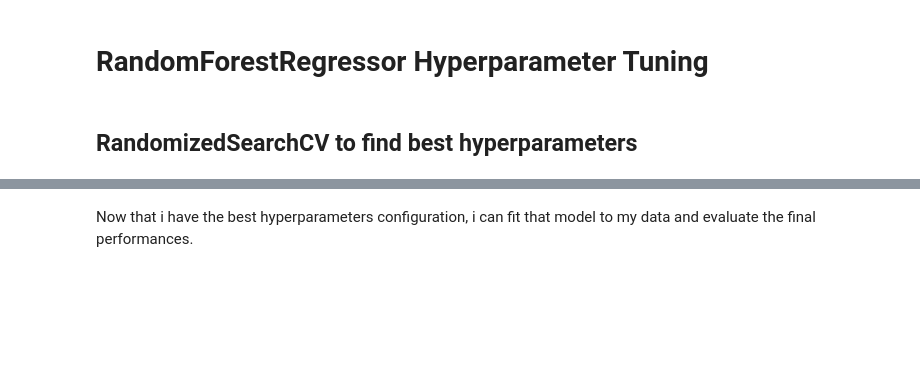
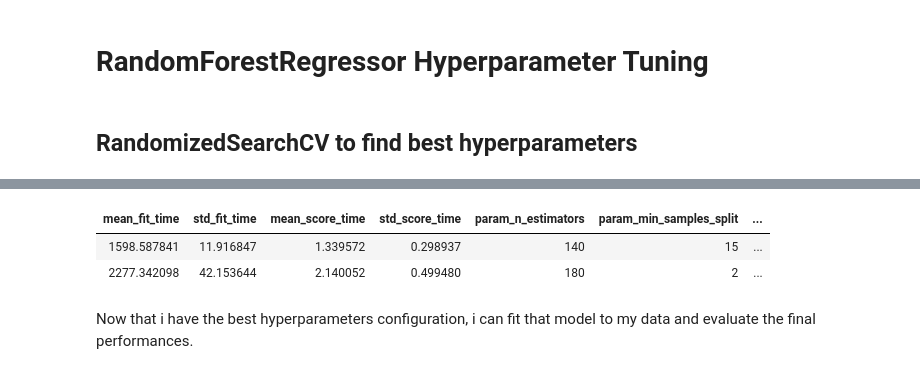
Before and after one commit to SamuelMagnano/Kaggle_Weather_prediction, a Jupyter notebook: Weather_Prediction.ipynb, the cells around one changed output, grey strips where cells are left out. Saved outputs shown, nothing was run; the diff lists cells and outputs as text; code cells hidden in the pictures; blank space fills up the shorter version.

```diff
--- a/Weather_Prediction.ipynb
+++ b/Weather_Prediction.ipynb
@@ -636,0 +647,11 @@ performances
+# %%
+#Riprova con questa configurazione
+random_grid = {'n_estimators': [int(x) for x in np.linspace(start = 100, stop = 200, num = 6)],
+               'max_depth': [50,70,100,150,None],
+               'min_samples_split': [2, 5, 10, 15, 20],
+               'min_samples_leaf': [int(x) for x in np.linspace(start = 2, stop = 20, num = 10)],
+               'bootstrap': [True, False]}
+# %%
+rf = RandomForestRegressor(n_jobs = -1)
+rf_random = RandomizedSearchCV(estimator = rf, param_distributions = random_grid, n_iter = 2, cv = 3, verbose=2, random_state=42)
+rf_random.fit(X_train, y_train)
@@ -636,0 +675,7 @@ performances
+# %%
+performances = pd.DataFrame.from_dict(rf_random.cv_results_).style.hide(axis="index")
+performances
+# %% [output]
+| mean_fit_time | std_fit_time | mean_score_time | std_score_time | param_n_estimators | param_min_samples_split | ... |
+| 1598.587841 | 11.916847 | 1.339572 | 0.298937 | 140 | 15 | ... |
+| 2277.342098 | 42.153644 | 2.140052 | 0.499480 | 180 | 2 | ... |
```
Also changed, not shown: parts of 8 cells of this notebook.
